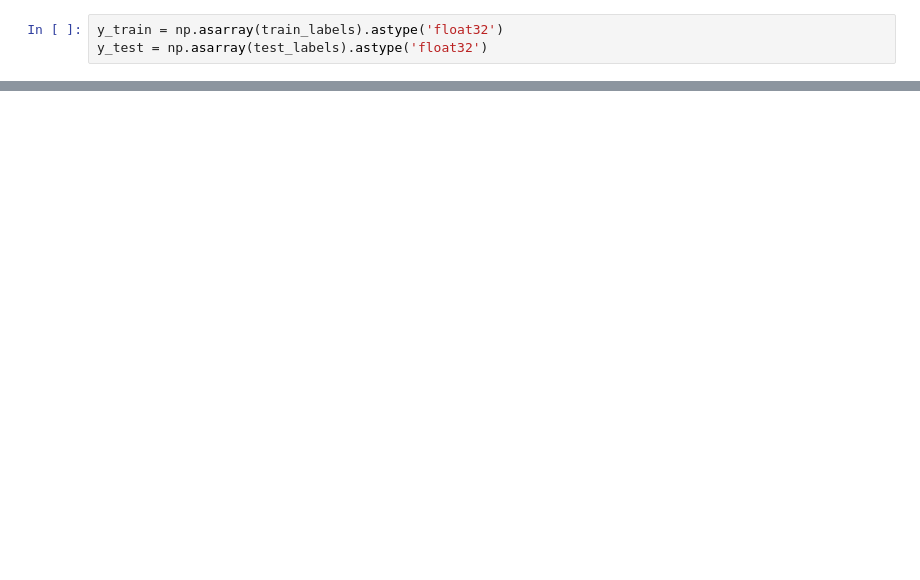
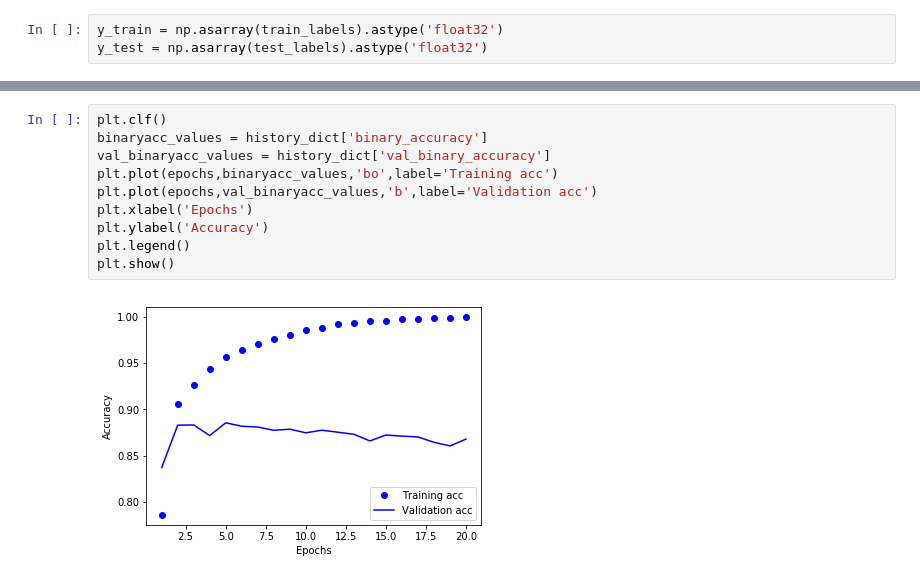
Before and after one commit to HimanshuKumar111/dl-nbs-keras, a Jupyter notebook: movie-review.ipynb, the cells around one changed output, grey strips where cells are left out. Drawn from its saved outputs; the diff is of its cells as text; blank space fills up the shorter version.

```diff
--- a/Untitled.ipynb
+++ b/movie-review.ipynb
@@ -61,0 +133,12 @@ model = models.Sequential()
+# %%
+plt.clf()
+binaryacc_values = history_dict['binary_accuracy']
+val_binaryacc_values = history_dict['val_binary_accuracy']
+plt.plot(epochs,binaryacc_values,'bo',label='Training acc')
+plt.plot(epochs,val_binaryacc_values,'b',label='Validation acc')
+plt.xlabel('Epochs')
+plt.ylabel('Accuracy')
+plt.legend()
+plt.show()
+# %% [output]
+[figure, added]
```
Also changed, not shown: parts of 16 cells of this notebook.
